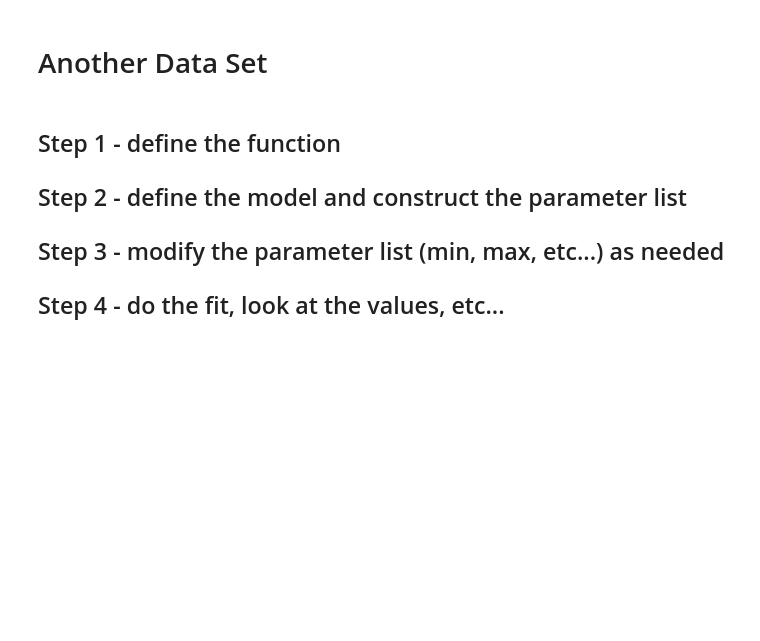
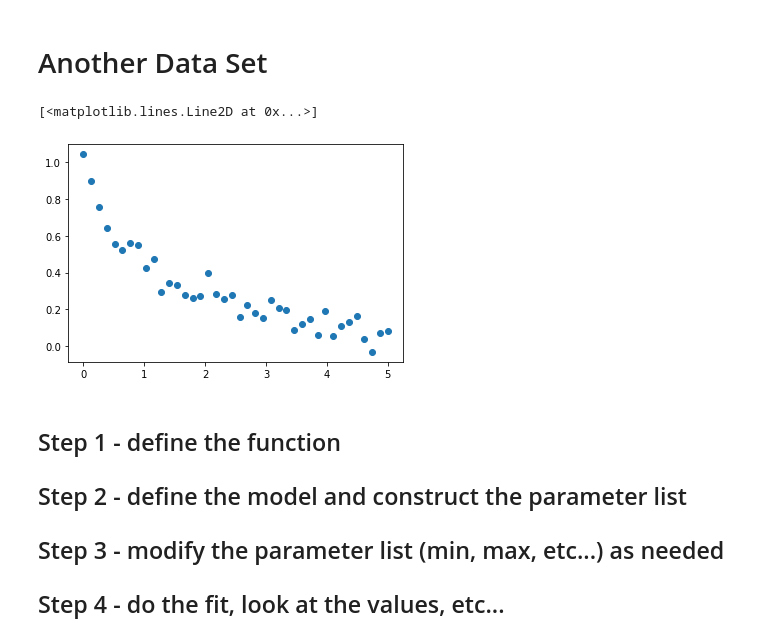
Before and after one commit to bblais/Computer-Programming-for-the-Sciences-Spring-2021, a Jupyter notebook: 2021-03-18 - Fitting custom functions.ipynb, the cells around one changed output. Cells and saved outputs as stored; diff of their text form; code cells hidden in the pictures; blank space fills up the shorter version.

```diff
--- a/2021-03-18 - Fitting custom functions.ipynb
+++ b/2021-03-18 - Fitting custom functions.ipynb
@@ -119,6 +119,11 @@ x_data,y_data=(array([0.        , 0.12820513, 0.25641026, 0.38461538, 0.51282051
          0.20835157,  0.1964213 ,  0.09014651,  0.11874164,  0.14871592,
          0.06117995,  0.19194054,  0.05546755,  0.10819372,  0.13157402,
          0.16435838,  0.04113969, -0.03053311,  0.0710629 ,  0.08495973]))
+# %%
+plot(x_data,y_data,'o')
+# %% [output]
+[<matplotlib.lines.Line2D at 0x...>]
+[figure, added]
 # %% [markdown]
 ## Step 1 - define the function
 
```
